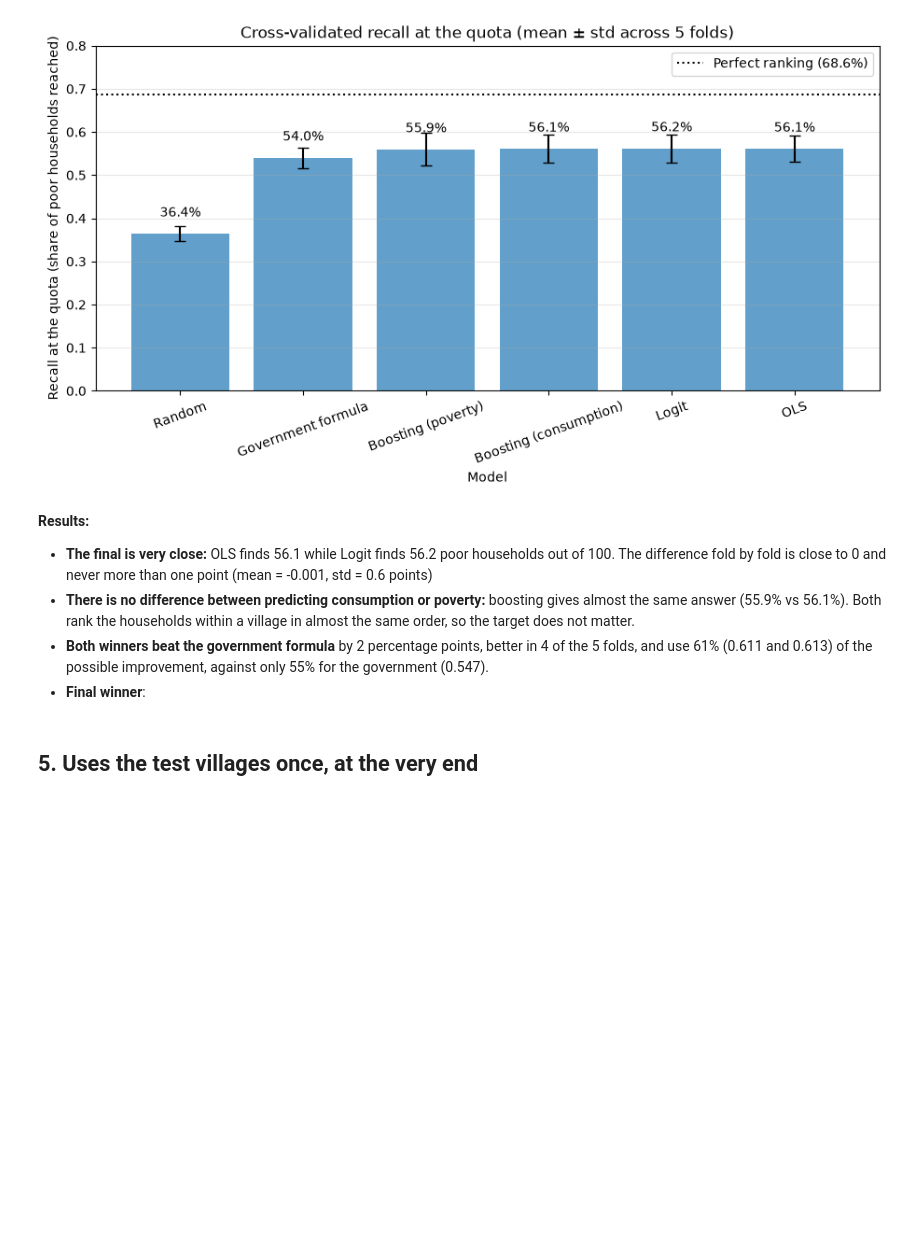
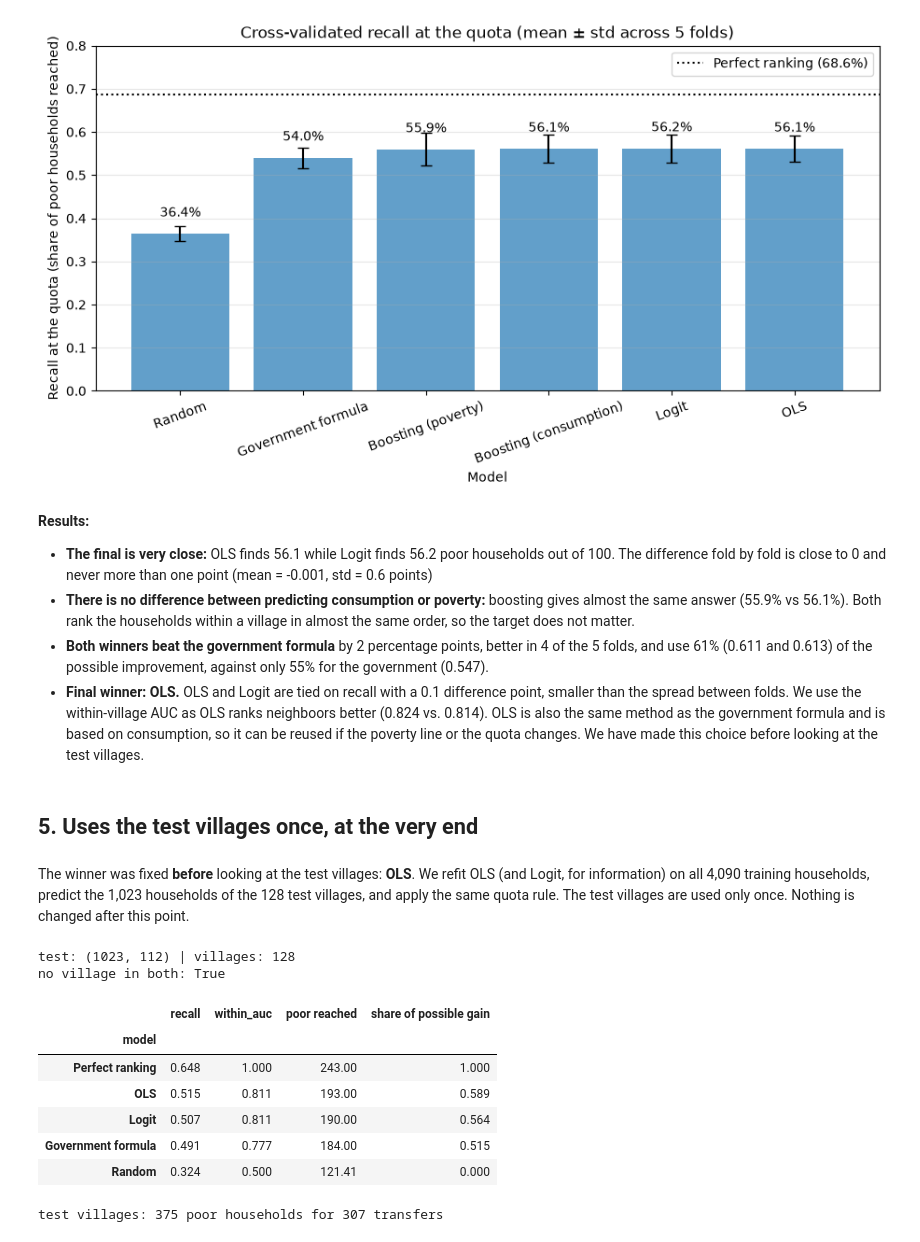
Before and after one commit to StellaI-G/Project_Group0, a Jupyter notebook: notebooks/05_evaluation.ipynb, the cells around one changed output. Cells and saved outputs as stored; diff of their text form; code cells hidden in the pictures; blank space fills up the shorter version.

```diff
--- a/notebooks/05_evaluation.ipynb
+++ b/notebooks/05_evaluation.ipynb
@@ -219,6 +219,75 @@ plt.show()
 - **The final is very close:** OLS finds 56.1 while Logit finds 56.2 poor households out of 100. The difference fold by fold is close to 0 and never more than one point (mean = -0.001, std = 0.6 points)
 - **There is no difference between predicting consumption or poverty:** boosting gives almost the same answer (55.9% vs 56.1%). Both rank the households within a village in almost the same order, so the target does not matter.
 - **Both winners beat the government formula** by 2 percentage points, better in 4 of the 5 folds, and use 61% (0.611 and 0.613) of the possible improvement, against only 55% for the government (0.547).
-- **Final winner**:
+- **Final winner: OLS.** OLS and Logit are tied on recall with a 0.1 difference point, smaller than the spread between folds. We use the within-village AUC as OLS ranks neighboors better (0.824 vs. 0.814). OLS is also the same method as the government formula and is based on consumption, so it can be reused if the poverty line or the quota changes. We have made this choice before looking at the test villages.
 # %% [markdown]
 ## 5. Uses the test villages **once**, at the very end
+# %% [markdown]
+The winner was fixed **before** looking at the test villages: **OLS**.
+We refit OLS (and Logit, for information) on all 4,090 training households, predict the 1,023 households of the 128 test villages, and apply the same quota rule.
+The test villages are used only once. Nothing is changed after this point.
+# %%
+# Test villages: the same 53 columns as in training
+X_test = test[features].astype(float)
+test_eval = test.copy()     # copy, so the original test table is not changed
+
+print("test:", test.shape, "| villages:", test["hhea"].nunique())
+print("no village in both:", set(train["hhea"]).isdisjoint(test["hhea"]))       # must be True
+# %% [output]
+test: (1023, 112) | villages: 128
+no village in both: True
+# %%
+# One row of results for the test villages
+def test_row(name, score, higher_is_poorer):
+    selected = select_by_quota(test_eval, score, higher_is_poorer=higher_is_poorer)
+    return {"model": name,
+            "recall": recall_at_quota(test_eval, selected),
+            "within_auc": within_village_auc(test_eval, score, higher_is_poorer=higher_is_poorer),
+            "poor reached": ((selected == 1) & (test_eval["poor"] == 1)).sum()}     # number of poor households selected
+
+rows = []
+
+# 1. The two linear models: learn on ALL training households, predict the test villages
+final_models = make_models()        # new, unfitted copies with the same settings as in part 2
+for name in ["OLS", "Logit"]:
+    m = final_models[name]
+    m["model"].fit(m["X"], m["y"])      # all 4,090 training households
+    if m["higher_is_poorer"]:
+        test_eval[name] = m["model"].predict_proba(X_test)[:, 1]        # probability of being poor
+    else:
+        test_eval[name] = m["model"].predict(X_test)        # predicted log consumption
+    rows.append(test_row(name, name, m["higher_is_poorer"]))
+
+# 2. References: government formula and perfect ranking
+rows.append(test_row("Government formula", "pcexppred", higher_is_poorer=False))
+rows.append(test_row("Perfect ranking", "LOGCONSUMPTION", higher_is_poorer=False))
+
+# 3. Random selection: 100 draws, because if we do onlyone draw it can depend on luck
+rng = np.random.default_rng(SEED)
+all_poor = int((test_eval["poor"] == 1).sum())
+random_recalls = []
+for i in range(100):
+    test_eval["random_score"] = rng.random(len(test_eval))
+    random_recalls.append(recall_at_quota(test_eval, select_by_quota(test_eval, "random_score", higher_is_poorer=True)))
+rows.append({"model": "Random", "recall": np.mean(random_recalls), "within_auc": 0.5,
+             "poor reached": np.mean(random_recalls) * all_poor})
+
+test_results = pd.DataFrame(rows).set_index("model")
+
+# Share of the possible improvement: random = 0%, perfect ranking = 100%
+t_random = test_results.loc["Random", "recall"]
+t_perfect = test_results.loc["Perfect ranking", "recall"]
+test_results["share of possible gain"] = (test_results["recall"] - t_random) / (t_perfect - t_random)
+display(test_results.sort_values("recall", ascending=False).round(3))
+
+n_transfers = int(select_by_quota(test_eval, "LOGCONSUMPTION", higher_is_poorer=False).sum())
+print(f"test villages: {all_poor} poor households for {n_transfers} transfers")
+# %% [output]
+|  | recall | within_auc | poor reached | share of possible gain |
+| model |  |  |  |  |
+| Perfect ranking | 0.648 | 1.000 | 243.00 | 1.000 |
+| OLS | 0.515 | 0.811 | 193.00 | 0.589 |
+| Logit | 0.507 | 0.811 | 190.00 | 0.564 |
+| Government formula | 0.491 | 0.777 | 184.00 | 0.515 |
+| Random | 0.324 | 0.500 | 121.41 | 0.000 |
+test villages: 375 poor households for 307 transfers
```
Also changed, not shown: parts of 5 cells of this notebook, 1 other file.
